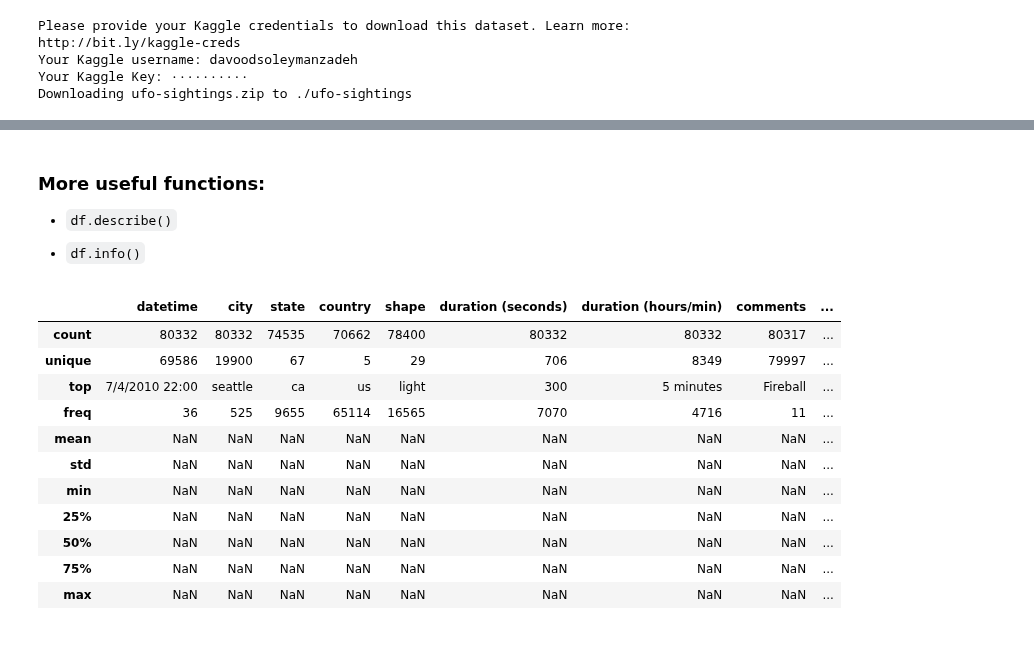
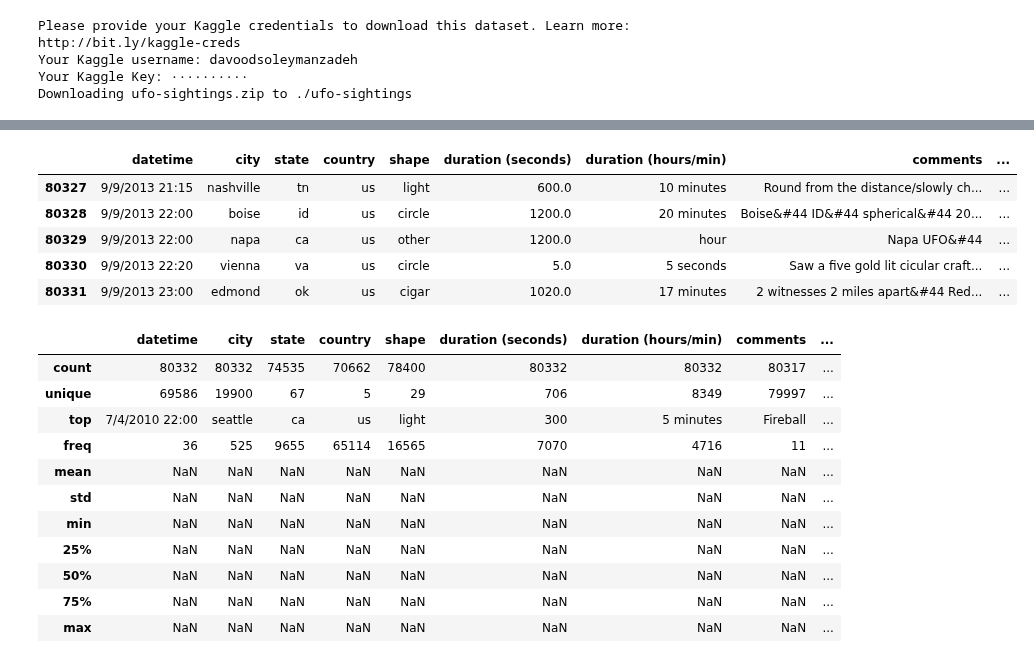
Before and after one commit to DavoodSZ1993/Python_Tutorial, a Jupyter notebook: pandas_tutorial.ipynb, the cells around one changed output, grey strips where cells are left out. Cells and saved outputs as stored; diff of their text form; code cells hidden in the pictures.

```diff
--- a/pandas_tutorial.ipynb
+++ b/pandas_tutorial.ipynb
@@ -52,7 +67,11 @@ display.clear_output()
-# %% [markdown]
-### More useful functions:
-
-* `df.describe()`
-
-*  `df.info()`
+# %%
+#df.tail()
+df.tail(5)
+# %% [output]
+|  | datetime | city | state | country | shape | duration (seconds) | duration (hours/min) | comments | ... |
+| 80327 | 9/9/2013 21:15 | nashville | tn | us | light | 600.0 | 10 minutes | Round from the distance/slowly ch... | ... |
+| 80328 | 9/9/2013 22:00 | boise | id | us | circle | 1200.0 | 20 minutes | Boise&#44 ID&#44 spherical&#44 20... | ... |
+| 80329 | 9/9/2013 22:00 | napa | ca | us | other | 1200.0 | hour | Napa UFO&#44 | ... |
+| 80330 | 9/9/2013 22:20 | vienna | va | us | circle | 5.0 | 5 seconds | Saw a five gold lit cicular craft... | ... |
+| 80331 | 9/9/2013 23:00 | edmond | ok | us | cigar | 1020.0 | 17 minutes | 2 witnesses 2 miles apart&#44 Red... | ... |
 # %%
```
Also changed, not shown: parts of 18 cells of this notebook.
